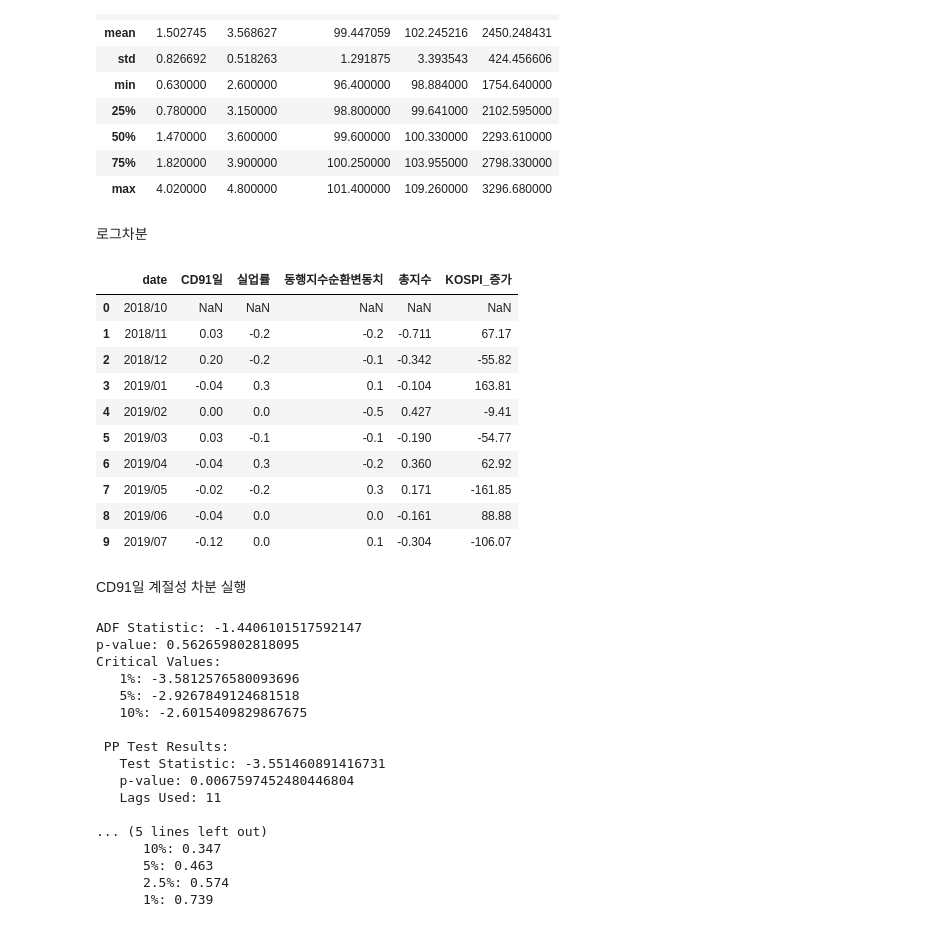
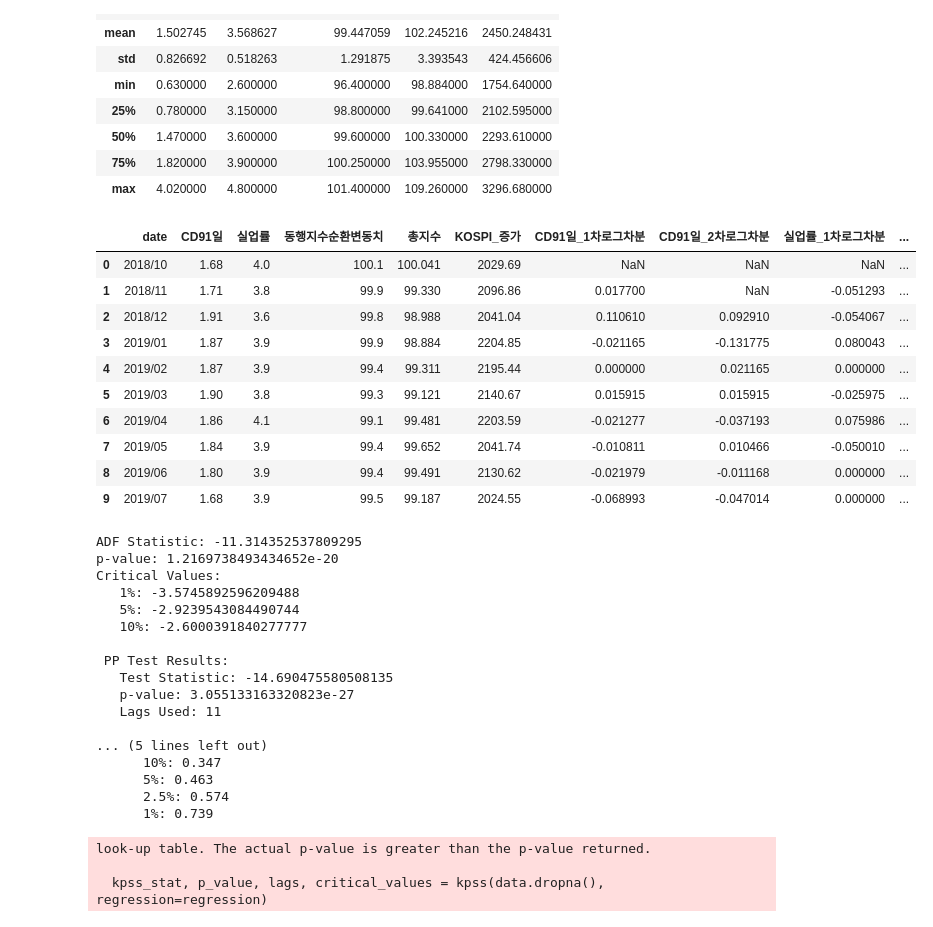
Before and after one commit to scw0310/SEED, a Jupyter notebook: ADF.ipynb, the cells around one changed output. Cells and saved outputs as stored; diff of their text form; code cells hidden in the pictures.

```diff
--- a/ADF.ipynb
+++ b/ADF.ipynb
@@ -34,10 +32,10 @@ Drive already mounted at /content/drive; to attempt to forcibly remount, call dr
 # %%
 df = pd.read_csv('/content/drive/MyDrive/EWHA/SEED/2024-2/SEED_24_2_논문2조/insurance.csv').dropna()
 df.columns.values[0] = 'date'
-insurance_col = ['date', '변액종신', '변액연금', '변액유니버셜']
-insurance = df[insurance_col]
+df_col = ['date', '변액종신', '변액연금', '변액유니버셜']
+df = df[df_col]
 
-insurance.head()
+df.head()
 # %% [output]
 |  | date | 변액종신 | 변액연금 | 변액유니버셜 |
 | 1 | 2018_11 | 0.00850 | 0.01002 | 0.00987 |
@@ -95,0 +62,9 @@ insurance.head()
+# %%
+df_col = ['변액종신', '변액연금', '변액유니버셜']
+
+for col in df_col:
+    df[f'{col}_1차로그차분'] = np.log(df[col]).diff()
+    df[f'{col}_2차로그차분'] = df[f'{col}_1차로그차분'].diff()
+    df[f'{col}_2차로그차분_스케일'] = df[f'{col}_2차로그차분'] * 100
+
+df.head(10)
@@ -263,51 +221,42 @@ df.describe()
 | 50% | 1.470000 | 3.600000 | 99.600000 | 100.330000 | 2293.610000 |
 | 75% | 1.820000 | 3.900000 | 100.250000 | 103.955000 | 2798.330000 |
 | max | 4.020000 | 4.800000 | 101.400000 | 109.260000 | 3296.680000 |
-# %% [markdown]
-로그차분
 # %%
-import pandas as pd
-import numpy as np
+df_col = ['CD91일', '실업률', '동행지수순환변동치', '총지수', 'KOSPI_증가']
 
-# 로그 차분을 적용할 칼럼들
-columns_to_diff = ['CD91일', '실업률', '동행지수순환변동치', '총지수', 'KOSPI_증가']
+for col in df_col:
+    df[f'{col}_1차로그차분'] = np.log(df[col]).diff()
+    df[f'{col}_2차로그차분'] = df[f'{col}_1차로그차분'].diff()
 
-# 각 칼럼에 로그 차분 적용
-for col in columns_to_diff:
-    df[col] = (df[col]).diff()
-
-# 데이터 확인
 df.head(10)
 # %% [output]
-|  | date | CD91일 | 실업률 | 동행지수순환변동치 | 총지수 | KOSPI_증가 |
-| 0 | 2018/10 | NaN | NaN | NaN | NaN | NaN |
-| 1 | 2018/11 | 0.03 | -0.2 | -0.2 | -0.711 | 67.17 |
-| 2 | 2018/12 | 0.20 | -0.2 | -0.1 | -0.342 | -55.82 |
-| 3 | 2019/01 | -0.04 | 0.3 | 0.1 | -0.104 | 163.81 |
-| 4 | 2019/02 | 0.00 | 0.0 | -0.5 | 0.427 | -9.41 |
-| 5 | 2019/03 | 0.03 | -0.1 | -0.1 | -0.190 | -54.77 |
-| 6 | 2019/04 | -0.04 | 0.3 | -0.2 | 0.360 | 62.92 |
-| 7 | 2019/05 | -0.02 | -0.2 | 0.3 | 0.171 | -161.85 |
-| 8 | 2019/06 | -0.04 | 0.0 | 0.0 | -0.161 | 88.88 |
-| 9 | 2019/07 | -0.12 | 0.0 | 0.1 | -0.304 | -106.07 |
+|  | date | CD91일 | 실업률 | 동행지수순환변동치 | 총지수 | KOSPI_증가 | CD91일_1차로그차분 | CD91일_2차로그차분 | 실업률_1차로그차분 | ... |
+| 0 | 2018/10 | 1.68 | 4.0 | 100.1 | 100.041 | 2029.69 | NaN | NaN | NaN | ... |
+| 1 | 2018/11 | 1.71 | 3.8 | 99.9 | 99.330 | 2096.86 | 0.017700 | NaN | -0.051293 | ... |
+| 2 | 2018/12 | 1.91 | 3.6 | 99.8 | 98.988 | 2041.04 | 0.110610 | 0.092910 | -0.054067 | ... |
+| 3 | 2019/01 | 1.87 | 3.9 | 99.9 | 98.884 | 2204.85 | -0.021165 | -0.131775 | 0.080043 | ... |
+| 4 | 2019/02 | 1.87 | 3.9 | 99.4 | 99.311 | 2195.44 | 0.000000 | 0.021165 | 0.000000 | ... |
+| 5 | 2019/03 | 1.90 | 3.8 | 99.3 | 99.121 | 2140.67 | 0.015915 | 0.015915 | -0.025975 | ... |
+| 6 | 2019/04 | 1.86 | 4.1 | 99.1 | 99.481 | 2203.59 | -0.021277 | -0.037193 | 0.075986 | ... |
+| 7 | 2019/05 | 1.84 | 3.9 | 99.4 | 99.652 | 2041.74 | -0.010811 | 0.010466 | -0.050010 | ... |
+| 8 | 2019/06 | 1.80 | 3.9 | 99.4 | 99.491 | 2130.62 | -0.021979 | -0.011168 | 0.000000 | ... |
+| 9 | 2019/07 | 1.68 | 3.9 | 99.5 | 99.187 | 2024.55 | -0.068993 | -0.047014 | 0.000000 | ... |
-# %% [markdown]
-CD91일 계절성 차분 실행
 # %%
-data = df['CD91일']
+data = df['CD91일_2차로그차분']
 adf_test(data)
 pp_test(data)
 kpss_test(data)
 # %% [output]
-ADF Statistic: -1.4406101517592147
-p-value: 0.562659802818095
+ADF Statistic: -11.314352537809295
+p-value: 1.2169738493434652e-20
 Critical Values:
-   1%: -3.5812576580093696
-   5%: -2.9267849124681518
-   10%: -2.6015409829867675
+   1%: -3.5745892596209488
+   5%: -2.9239543084490744
+   10%: -2.6000391840277777
 
  PP Test Results:
-   Test Statistic: -3.551460891416731
-   p-value: 0.0067597452480446804
+   Test Statistic: -14.690475580508135
+   p-value: 3.055133163320823e-27
    Lags Used: 11
 
 ... (5 lines left out)
@@ -315,3 +264,6 @@ Critical Values:
       5%: 0.463
       2.5%: 0.574
       1%: 0.739
+look-up table. The actual p-value is greater than the p-value returned.
+
+  kpss_stat, p_value, lags, critical_values = kpss(data.dropna(), regression=regression)
```
Also changed, not shown: parts of 25 cells of this notebook.
